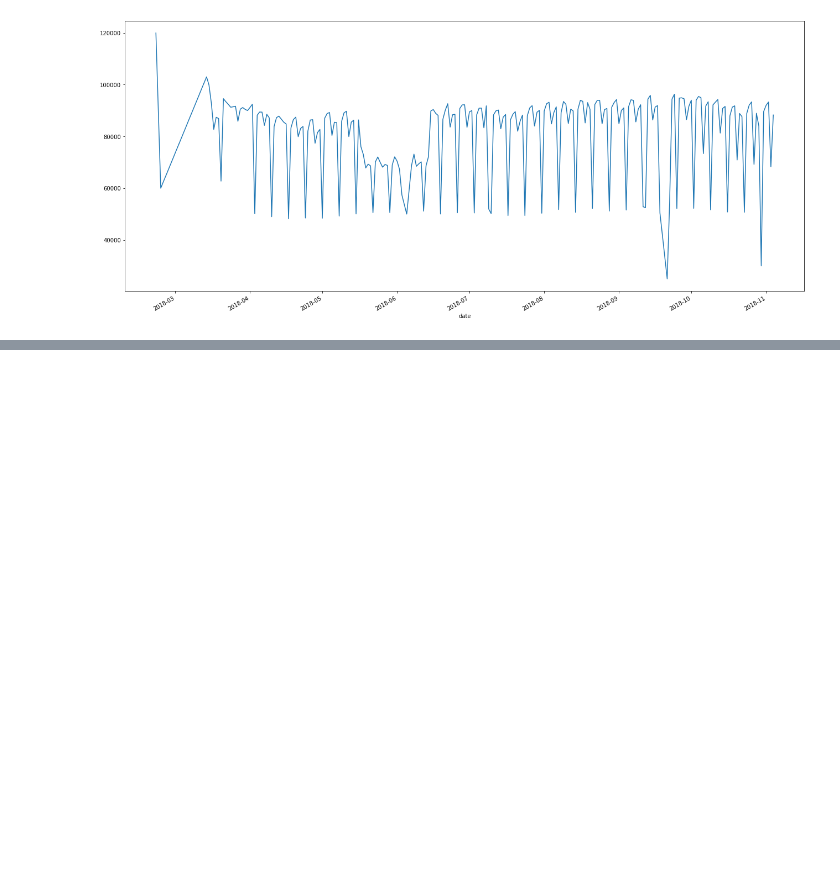
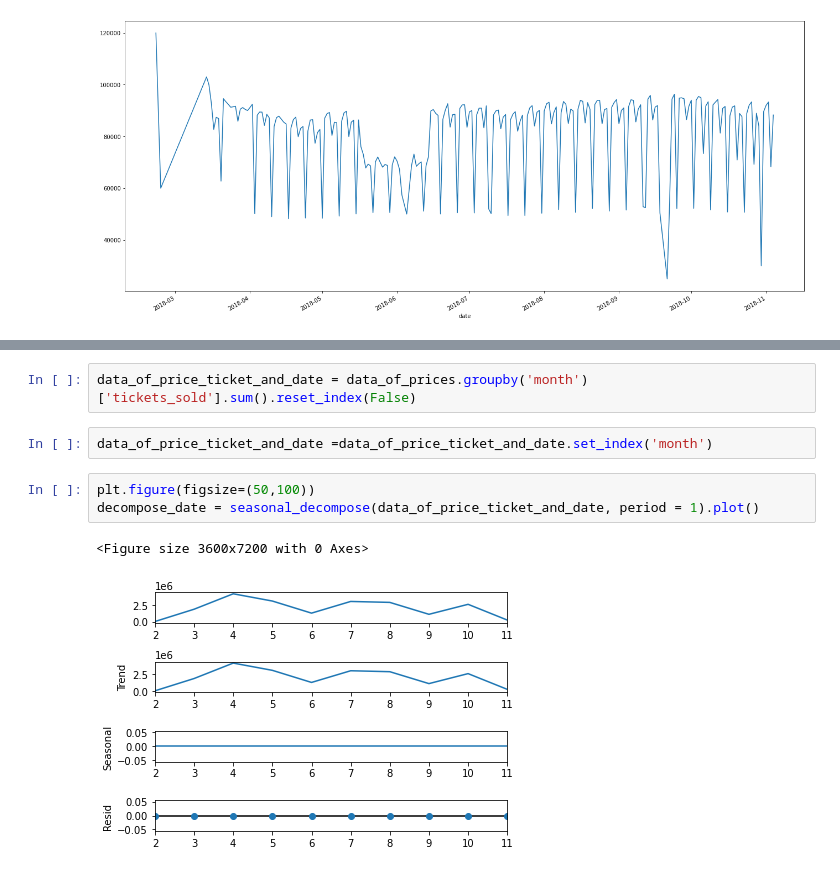
Before and after one commit to marcosandre3392/analise-de-series-temporais, a Jupyter notebook: series_temporais_projeto_1.ipynb, the cells around one changed output, grey strips where cells are left out. Saved outputs shown, nothing was run; the diff lists cells and outputs as text; blank space fills up the shorter version.

```diff
--- a/series_temporais_projeto_1.ipynb
+++ b/series_temporais_projeto_1.ipynb
@@ -126,0 +149,10 @@ data_of_prices.groupby('date')['ticket_price'].mean().plot()
+# %%
+data_of_price_ticket_and_date = data_of_prices.groupby('month')['tickets_sold'].sum().reset_index(False)
+# %%
+data_of_price_ticket_and_date =data_of_price_ticket_and_date.set_index('month')
+# %%
+plt.figure(figsize=(50,100))
+decompose_date = seasonal_decompose(data_of_price_ticket_and_date, period = 1).plot()
+# %% [output]
+<Figure size 3600x7200 with 0 Axes>
+[figure, added]
```
Also changed, not shown: parts of 14 cells of this notebook.
